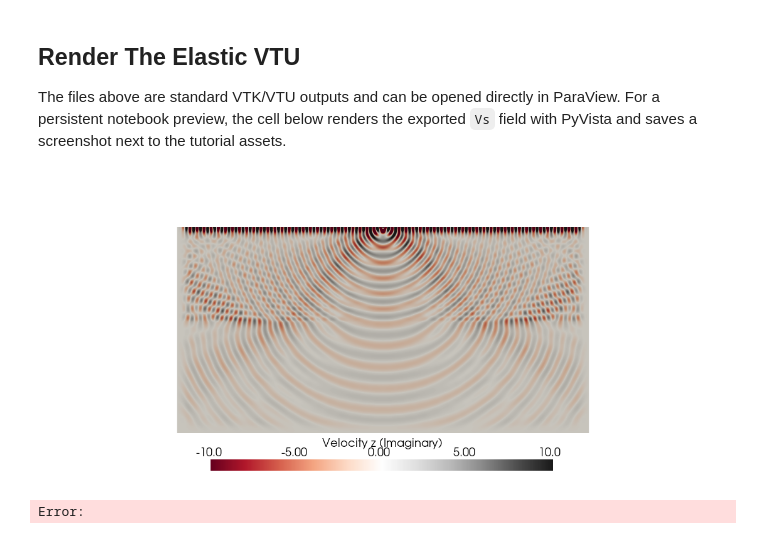
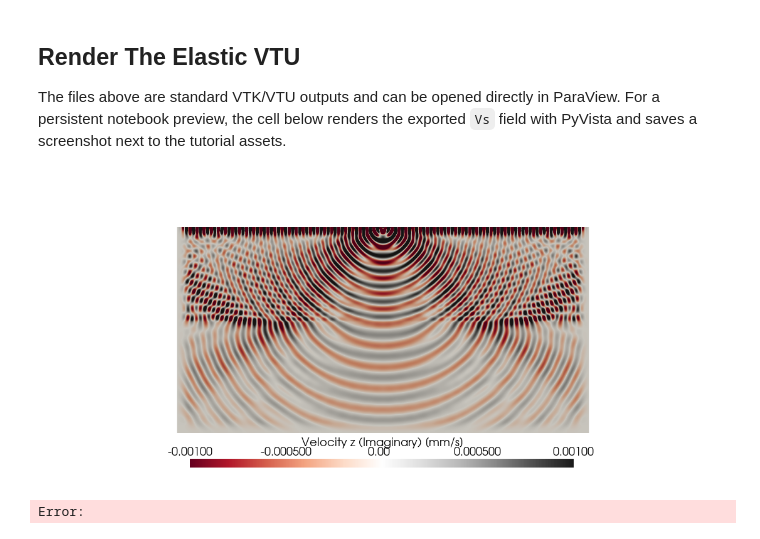
Before and after one commit to FrequenSol/FrequenSolve, a Jupyter notebook: examples/tutorials/01_modeling_basics/02_elastic.ipynb, the cells around one changed output. Drawn from its saved outputs; the diff is of its cells as text; code cells hidden in the pictures.

```diff
--- a/examples/tutorials/01_modeling_basics/02_elastic.ipynb
+++ b/examples/tutorials/01_modeling_basics/02_elastic.ipynb
@@ -127,7 +127,7 @@ sim += fs.BoundaryCondition(
 Elastic sources are usually vector or moment mechanisms. Receiver components are selected by field plus direction. Here the source is a vertical vector force and the receiver measures vertical velocity, so the plotted traces isolate one clear elastic observable before the later attenuation comparison.
 # %%
 acq = fs.Acquisition()
-acq.add_source_group(kind="vector", coords=fs.Q_([[0.5, 0.0]], "km"), direction=[0.0, 1.0])
+acq.add_sources(kind="vector", coords=fs.Q_([[0.5, 0.0]], "km"), direction=[0.0, 1.0])
 
 receiver = fs.ReceiverNode(name="geophone")
 receiver.add_component(name="v_z", field="velocity", direction=[0.0, 1.0])
@@ -139,6 +139,10 @@ acq.add_receiver_group(
     coords=receiver_coords
 )
 sim += acq
+
+sim += fs.SolverConfig(
+    patch_precision="half",
+)
 # %% [markdown]
 ## Run The Baseline Simulation
 
@@ -270,21 +274,21 @@ The files above are standard VTK/VTU outputs and can be opened directly in ParaV
 # %%
 image_dir = Path("./assets")
 image_dir.mkdir(exist_ok=True)
 
 screenshot = image_dir / "elastic_paraview_vs.png"
 fs.plot_vtu(
     elastic_vtu_files[0],
     field="velocity_z",
     part="imag",
-    vmin=-10,
-    vmax=10,
+    vmin=-1e-3,
+    vmax=1e-3,
     cmap="RdGy",
     zoom=1.5,
     show=False,
     screenshot=screenshot,
     window_size=(1100, 500),
 )
 display(Image(filename=str(screenshot)))
 # %% [output]
-[figure, old version]
+[figure, new version]
 Error:
```
Also changed, not shown: parts of 3 cells of this notebook, 28 other files.
